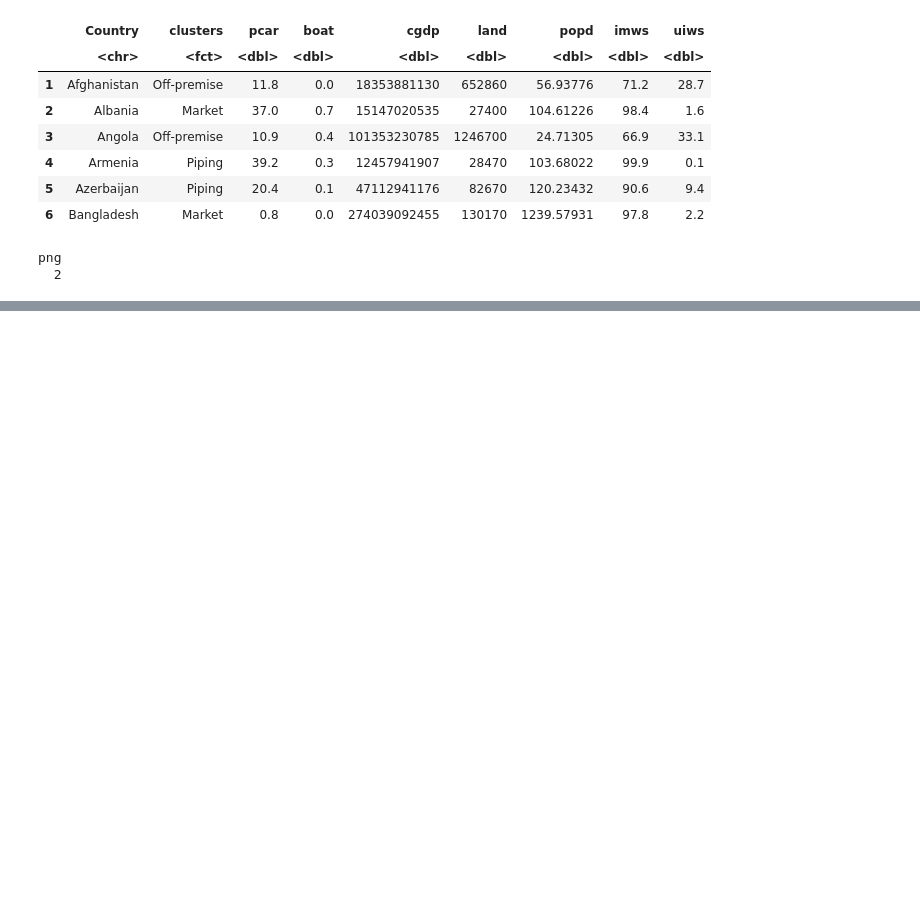
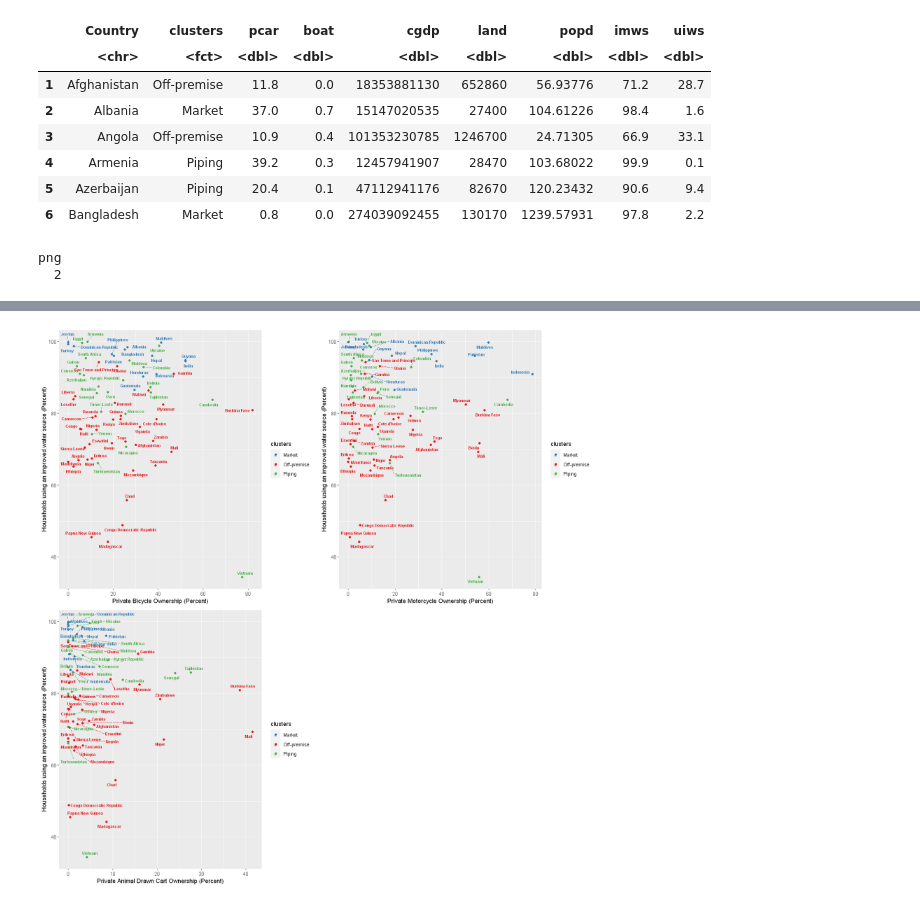
Before and after one commit to narslab/water-accessibility, a Jupyter notebook: bin/jupyter/importance-var-analysis.ipynb, the cells around one changed output, grey strips where cells are left out. Drawn from its saved outputs; the diff is of its cells as text; code cells hidden in the pictures; blank space fills up the shorter version.

Commit message:
cluster
Cluster to have unique names

```diff
--- a/bin/jupyter/importance-var-analysis.ipynb
+++ b/bin/jupyter/importance-var-analysis.ipynb
@@ -400,0 +551,7 @@ png
+# %%
+df.veh = read_excel("../../results/dfsimple.xlsx" ,sheet=1 )
+df.veh <- df.veh[,c(1,4)]
+df <- merge(x = df.class,
+              y = df.veh,
+              by = c("Country"))
+head(df)
@@ -400,0 +568,46 @@ png
+# %%
+sp.bicy.imws <- ggplot(df, aes(x=bicy, y= imws, color=clusters)) +
+  geom_point() +
+  scale_color_manual(values=c('#377EB8','#E41A1C','#4DAF4A'))+
+  labs(title=,
+       x="Private Bicycle Ownership (Percent)", y = "Households using an improved water source (Percent)")+
+  geom_text_repel(
+   aes(label= Country), size = 2.5,
+     force= 1,
+      force_pull = 1,
+      angle = 0,
+      fontface = 2,
+      segment.linetype = 5,
+    max.overlaps = Inf)
+
+sp.mcyc.imws <- ggplot(df, aes(x=mcyc, y= imws, color=clusters)) +
+  geom_point() +
+  scale_color_manual(values=c('#377EB8','#E41A1C','#4DAF4A'))+
+  labs(title=,
+       x="Private Motorcycle Ownership (Percent)", y = "Households using an improved water source (Percent)")+
+  geom_text_repel(
+   aes(label= Country), size = 2.5,
+     force= 1,
+      force_pull = 1,
+      angle = 0,
+      fontface = 2,
+      segment.linetype = 5,
+    max.overlaps = Inf)
+
+sp.cart.imws <- ggplot(df, aes(x=cart, y= imws, color=clusters)) +
+  geom_point() +
+  scale_color_manual(values=c('#377EB8','#E41A1C','#4DAF4A'))+
+  labs(title=,
+       x="Private Animal Drawn Cart Ownership (Percent)", y = "Households using an improved water source (Percent)")+
+  geom_text_repel(
+   aes(label= Country), size = 2.5,
+     force= 1,
+      force_pull = 1,
+      angle = 0,
+      fontface = 2,
+      segment.linetype = 5,
+    max.overlaps = Inf)
+
+grid.arrange(sp.bicy.imws, sp.mcyc.imws ,sp.cart.imws ,ncol=2, nrow=2, widths=c(5,5), heights=c(5,5))
+# %% [output]
+[figure, added]
```
Also changed, not shown: parts of 5 cells of this notebook, 16 other files.
